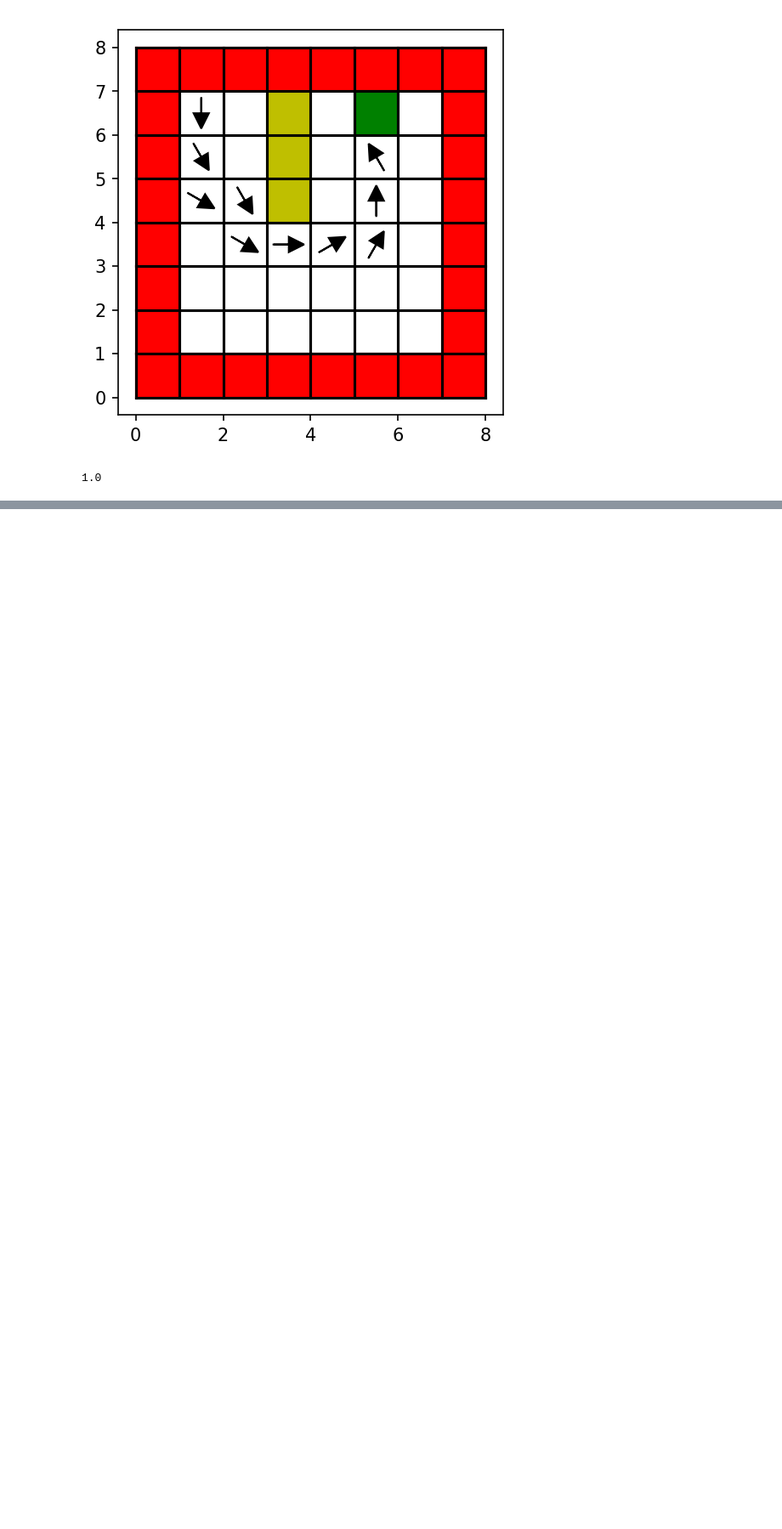
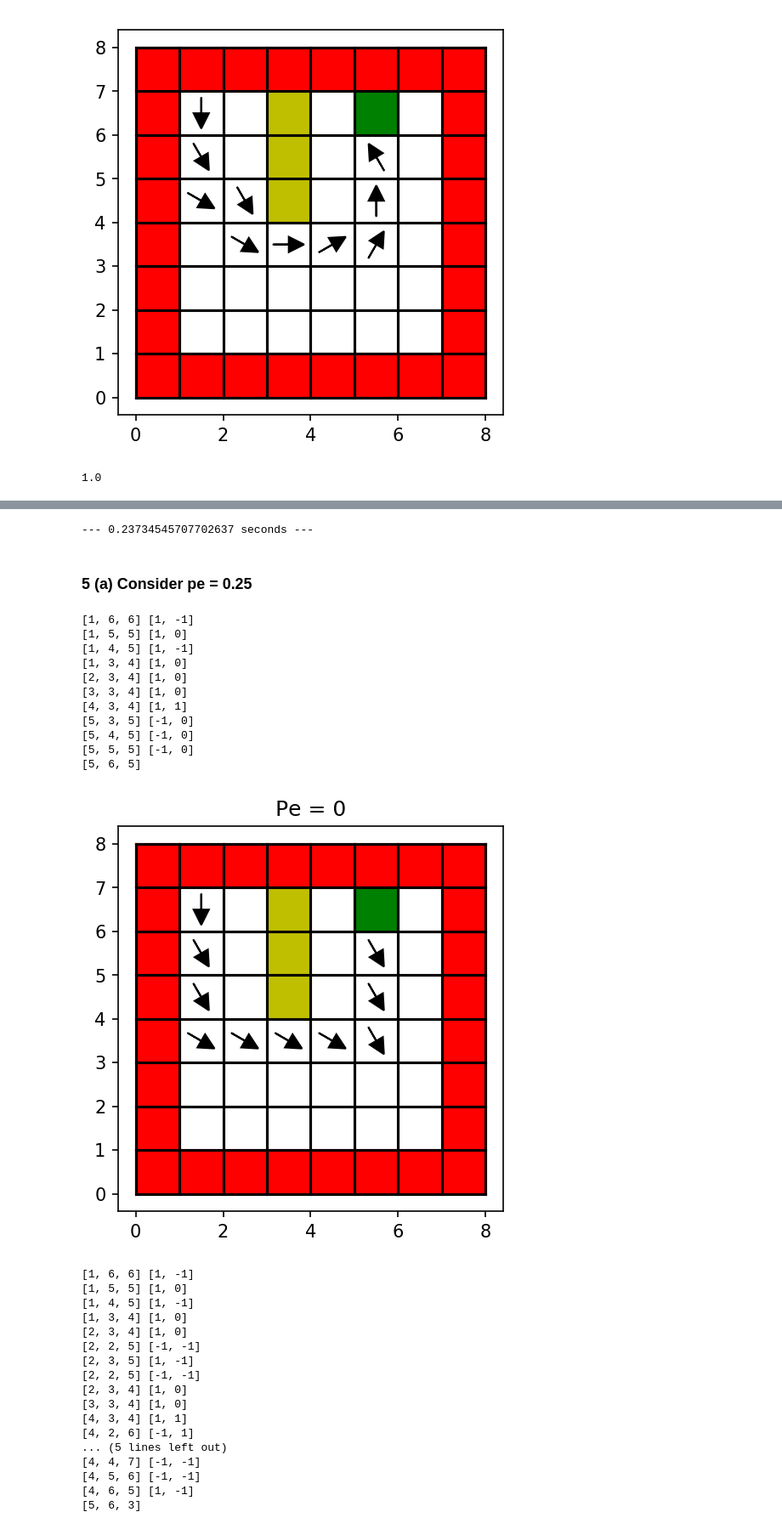
Before and after one commit to samer1248/ECE209AS-Lab1, a Jupyter notebook: project1.ipynb, the cells around one changed output, grey strips where cells are left out. Shown at 85% size. Cells and saved outputs as stored; diff of their text form; code cells hidden in the pictures; blank space fills up the shorter version.

```diff
--- a/project1.ipynb
+++ b/project1.ipynb
@@ -322,6 +377,6 @@ R = calc_reward_matrix()
 # %%
 horizon = 100
-def run_plot_policy(Pi,s0,pe):
+def run_plot_policy(Pi,s0,pe,title = None):
     plot_grid()
     traj = [s0]
     si = state_to_index(s0)
@@ -341,7 +396,10 @@ def run_plot_policy(Pi,s0,pe):
 
 
         if sd[0] == goal[0] and sd[1] == goal[1]:
+            print(sd)
             break
+    if title is not None:
+        plt.title(title)
     plt.show()
     return traj
 
@@ -418,8 +481,8 @@ plot_V(V)
 # %%
-def get_Pi_from_V(V,P):
+def get_Pi_from_V(V,P,R):
     Pi = np.zeros((len(state_space),))
 
     Vp = P@(R+lb*V)
     Pi = np.argmax(Vp,axis = -1)
     return Pi
-Pi  = get_Pi_from_V(V,P)
+Pi  = get_Pi_from_V(V,P,R)
@@ -435,15 +506,0 @@ Pi  = get_Pi_from_V(V,P)
-# %%
-def run_policy_iteration(P,pi):
-    pi = pi0
-    for i in range(100):
-        pi_prev = np.copy(pi)
-        P_pi = calc_P_Pi(P,pi)
-        V = eval_policy(P,R,P_pi,lb)
-        pi = get_Pi_from_V(V,P)
-        if np.all(pi==pi_prev):
-            break
-    return pi,V
-# pir = np.random.randint(0,len(action_space),(len(state_space),))
-start_time = time.time()
-Pi_star, V_star  = run_policy_iteration(P,pi0)
-print("--- %s seconds ---" % (time.time() - start_time))
@@ -488,14 +533,14 @@ print(calc_val_traj(traj_star))
 # %%
-def run_value_iteration(P,pi):
+def run_value_iteration(P,R):
     V = np.zeros((len(state_space)))
     for i in range(100):
         V_prev = np.copy(V)
         V = np.max(P@(R + lb*V),axis=-1)
         if np.linalg.norm(V-V_prev)<1e-6:
             break
-    pi = get_Pi_from_V(V,P)
+    pi = get_Pi_from_V(V,P,R)
     return pi,V
 # pir = np.random.randint(0,len(action_space),(len(state_space),))
 start_time = time.time()
-Pi_star2, V_star2  = run_value_iteration(P,pi0)
-print("--- %s seconds ---" % (time.time() - start_time))
+Pi_star2, V_star2  = run_value_iteration(P,R)
+delta_time_value_iteration = (time.time() - start_time)
@@ -519,0 +568,47 @@ print(calc_val_traj(traj_star2))
+# %%
+print("--- %s seconds ---" % (delta_time_value_iteration))
+# %% [output]
+--- 0.23734545707702637 seconds ---
+# %% [markdown]
+### 5 (a) Consider pe = 0.25
+# %%
+ def eval_pe(pe,R):
+    P = calc_prob_matrix(pe)
+    Pi_star, V_star  = run_value_iteration(P,R)
+    traj_star = run_plot_policy(Pi_star,[1,6,6],0,"Pe = 0")
+    if pe>0:
+        for i in range(5):
+            traj_star = run_plot_policy(Pi_star,[1,6,6],pe,"Pe = 0.25. Attempt {}".format(i))
+
+
+eval_pe(0.25,R)
+# %% [output]
+[1, 6, 6] [1, -1]
+[1, 5, 5] [1, 0]
+[1, 4, 5] [1, -1]
+[1, 3, 4] [1, 0]
+[2, 3, 4] [1, 0]
+[3, 3, 4] [1, 0]
+[4, 3, 4] [1, 1]
+[5, 3, 5] [-1, 0]
+[5, 4, 5] [-1, 0]
+[5, 5, 5] [-1, 0]
+[5, 6, 5]
+[figure, added]
+[1, 6, 6] [1, -1]
+[1, 5, 5] [1, 0]
+[1, 4, 5] [1, -1]
+[1, 3, 4] [1, 0]
+[2, 3, 4] [1, 0]
+[2, 2, 5] [-1, -1]
+[2, 3, 5] [1, -1]
+[2, 2, 5] [-1, -1]
+[2, 3, 4] [1, 0]
+[3, 3, 4] [1, 0]
+[4, 3, 4] [1, 1]
+[4, 2, 6] [-1, 1]
+... (5 lines left out)
+[4, 4, 7] [-1, -1]
+[4, 5, 6] [-1, -1]
+[4, 6, 5] [1, -1]
+[5, 6, 3]
```
Also changed, not shown: parts of 54 cells of this notebook, 1 other file.
